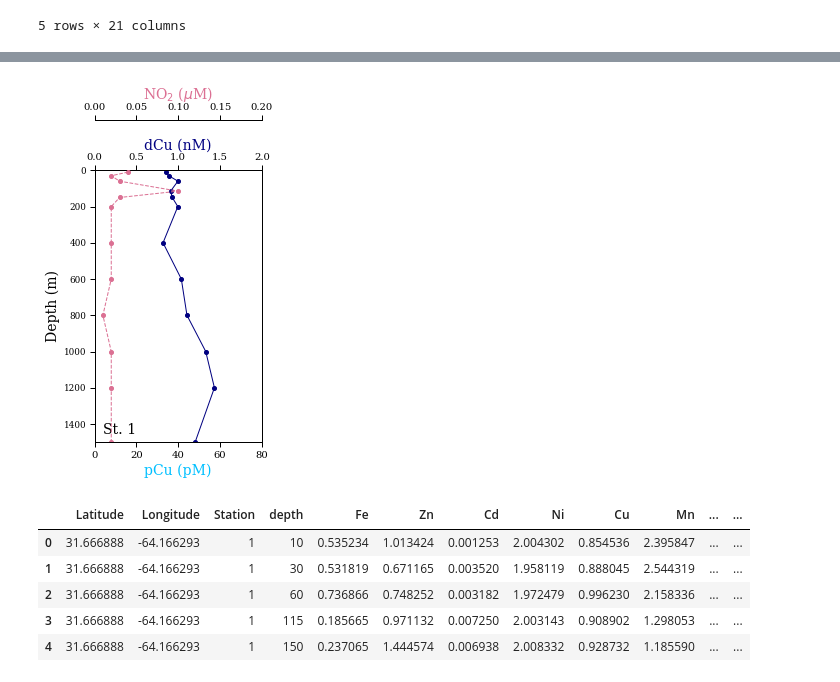
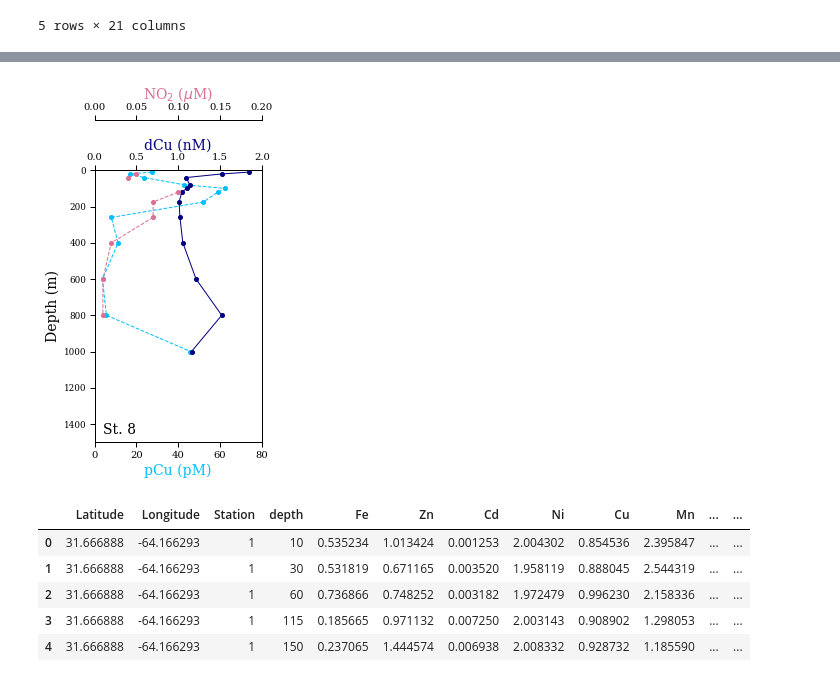
Before and after one commit to cnatalie/BATS, a Jupyter notebook: profiles.ipynb, the cells around one changed output, grey strips where cells are left out. Saved outputs shown, nothing was run; the diff lists cells and outputs as text; code cells hidden in the pictures.

```diff
--- a/profiles.ipynb
+++ b/profiles.ipynb
@@ -1322,7 +1102,7 @@ ax3 = ax1.twiny() #define second x-axis
 #ax4 = ax1.twiny() #define second x-axis
 
 #data
-df = stn1
+df = stn8
 #ctd = ctd_st9 #St. 9 has no CTD
 
 y1 = df['depth']
@@ -1367,36 +1147,36 @@ ax3.set_xlabel('NO$_{2}$ ($ \mu$M)', color=x3_color, fontsize=font_size)
 
 #axis location and details
 ax1.spines['bottom'].set_position(('outward', 0))
 ax2.spines['top'].set_position(('outward', 0))
 ax3.spines['top'].set_position(('outward', 50))
 #ax4.spines['bottom'].set_position(('outward', 50))
 
 ax1.tick_params(axis='x', colors='black', labelsize=10)
 ax2.tick_params(axis='x', colors='black', labelsize=10)
 ax3.tick_params(axis='x', colors='black', labelsize=10)
 #ax4.tick_params(axis='x', colors='black', labelsize=10)
 
 ax1.xaxis.set_ticks_position('bottom')
 ax2.xaxis.set_ticks_position('top')
 ax3.xaxis.set_ticks_position('top')
 #ax4.xaxis.set_ticks_position('bottom')
 
 ax1.xaxis.set_label_position('bottom')
 ax2.xaxis.set_label_position('top')
 ax3.xaxis.set_label_position('top')
 #ax4.xaxis.set_label_position('bottom')
 
-ax1.text(0.05, 0.02, 'St. 1',
+ax1.text(0.05, 0.02, 'St. 8',
         verticalalignment='bottom', horizontalalignment='left',
         transform=ax1.transAxes,
         color='black', fontsize=14)
 
 #plt.tight_layout()
 #plt.draw()
-plt.savefig('St1_CuNO2', format='jpeg', dpi=300, bbox_inches = 'tight')
+plt.savefig('St8_CuNO2', format='jpeg', dpi=300, bbox_inches = 'tight')
 #plt.show()
 # %% [output]
-[figure, old version]
+[figure, new version]
 # %%
 import pandas as pd
 import numpy as np
```
Also changed, not shown: parts of 7 cells of this notebook, 1 other file.
